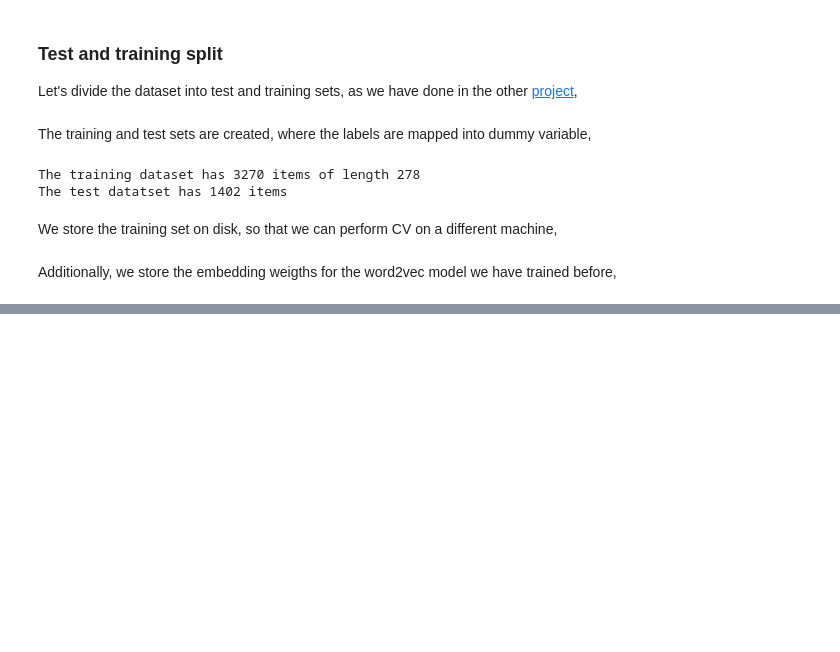
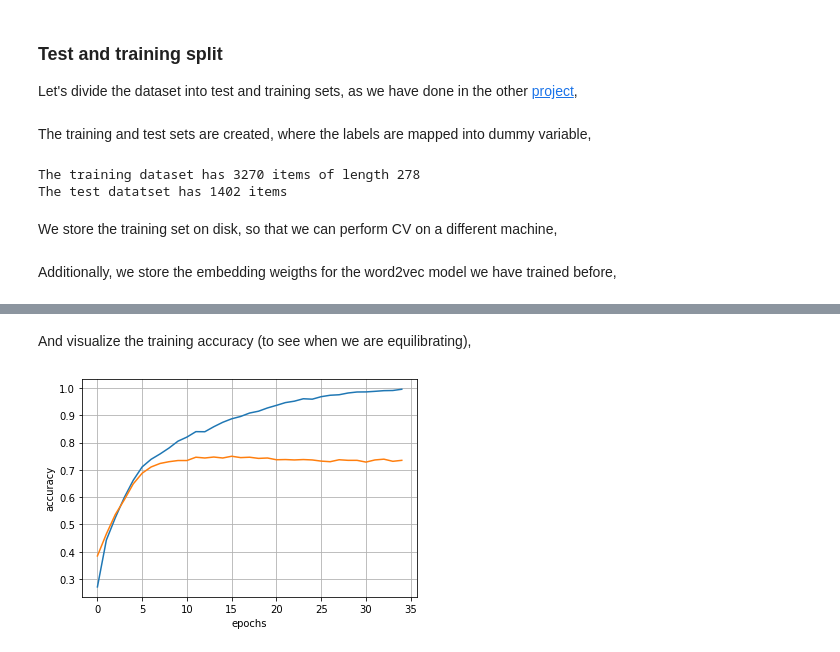
Before and after one commit to carlosparaciari/abstract-classification-embedding, a Jupyter notebook: word2vec_tagger.ipynb, the cells around one changed output, grey strips where cells are left out. Drawn from its saved outputs; the diff is of its cells as text; code cells hidden in the pictures; blank space fills up the shorter version.

```diff
--- a/word2vec_tagger.ipynb
+++ b/word2vec_tagger.ipynb
@@ -340,0 +562,19 @@ CV_df = pd.read_pickle('./cross-val/cnn/cross_val_results.pkl')
+# %%
+# The optimal parameters
+n_units = 100
+dropout_prob = 0.1
+n_hidden = 50
+output_classes = len(labels)
+
+# Create embedding layer (with masking)
+w2v_embedding_layer = at.get_keras_embedding(FTwv,masking=True)
+
+# The NN is created as a sequence of layers whose output is the input of the next one
+model = tf.keras.Sequential()
+model.add(w2v_embedding_layer)
+model.add(tf.keras.layers.Bidirectional(tf.keras.layers.LSTM(n_units)))
+model.add(tf.keras.layers.Dense(n_hidden, activation='relu'))
+model.add(tf.keras.layers.Dropout(dropout_prob))
+model.add(tf.keras.layers.Dense(output_classes,activation='softmax'))
+
+model.summary()
@@ -340,0 +602,5 @@ CV_df = pd.read_pickle('./cross-val/cnn/cross_val_results.pkl')
+# %%
+lr = 1e-4
+model.compile(optimizer=tf.keras.optimizers.Adam(learning_rate=lr),
+              loss='categorical_crossentropy',
+              metrics=['accuracy'])
@@ -340,0 +609,11 @@ CV_df = pd.read_pickle('./cross-val/cnn/cross_val_results.pkl')
+# %%
+n_cpu = multiprocessing.cpu_count()
+eps = 35
+
+history = model.fit(x=X_train,
+                    y=y_train,
+                    epochs=eps,
+                    verbose=1,
+                    validation_data=(X_test,y_test),
+                    workers=n_cpu
+                   )
@@ -340,0 +638,11 @@ CV_df = pd.read_pickle('./cross-val/cnn/cross_val_results.pkl')
+# %% [markdown]
+And visualize the training accuracy (to see when we are equilibrating),
+# %%
+plt.plot(history.history['accuracy'],label='training accuracy')
+plt.plot(history.history['val_accuracy'],label='training accuracy')
+plt.xlabel('epochs')
+plt.ylabel('accuracy')
+plt.grid()
+plt.show()
+# %% [output]
+[figure, added]
```
Also changed, not shown: parts of 32 cells of this notebook, 3 other files.
